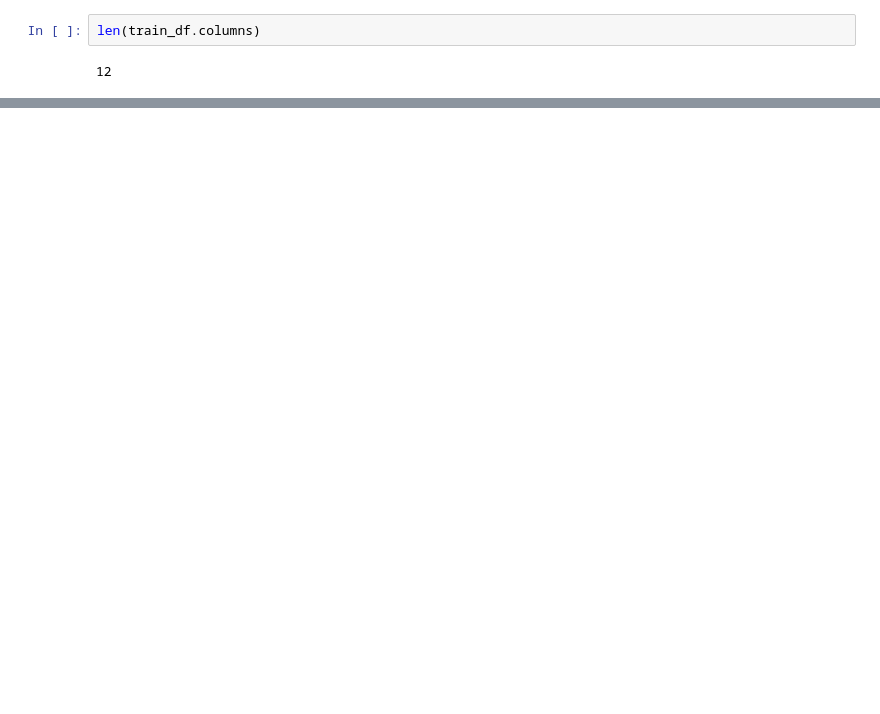
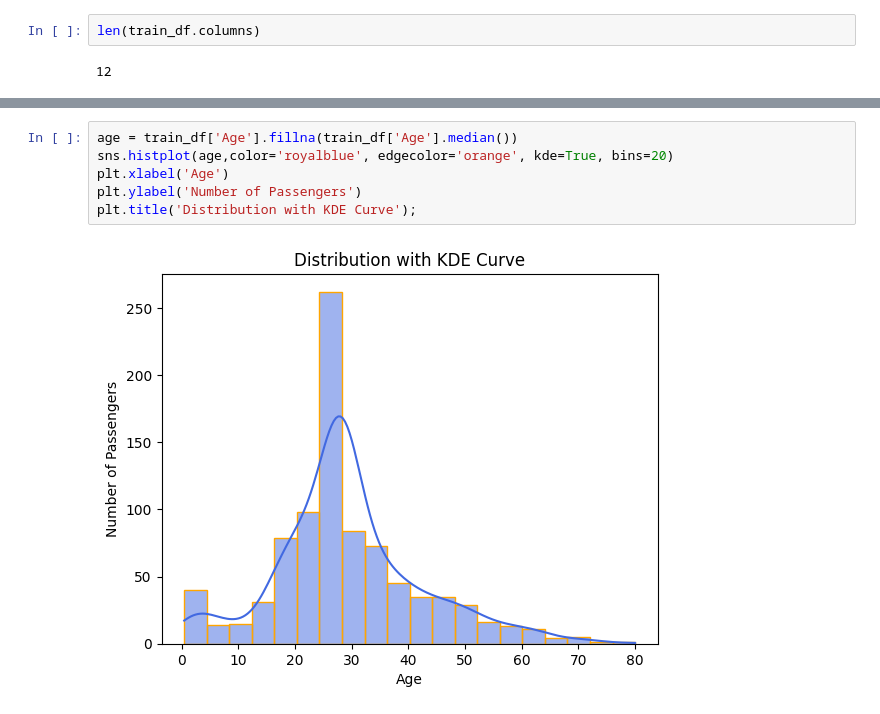
Before and after one commit to pabrokim/titanic, a Jupyter notebook: titanic.ipynb, the cells around one changed output, grey strips where cells are left out. Saved outputs shown, nothing was run; the diff lists cells and outputs as text; blank space fills up the shorter version.

Commit message:
fillna age

```diff
--- a/titanic.ipynb
+++ b/titanic.ipynb
@@ -83,0 +110,8 @@ number of columns: 3
+# %%
+age = train_df['Age'].fillna(train_df['Age'].median())
+sns.histplot(age,color='royalblue', edgecolor='orange', kde=True, bins=20)
+plt.xlabel('Age')
+plt.ylabel('Number of Passengers')
+plt.title('Distribution with KDE Curve');
+# %% [output]
+[figure, added]
```
Also changed, not shown: parts of 6 cells of this notebook.
